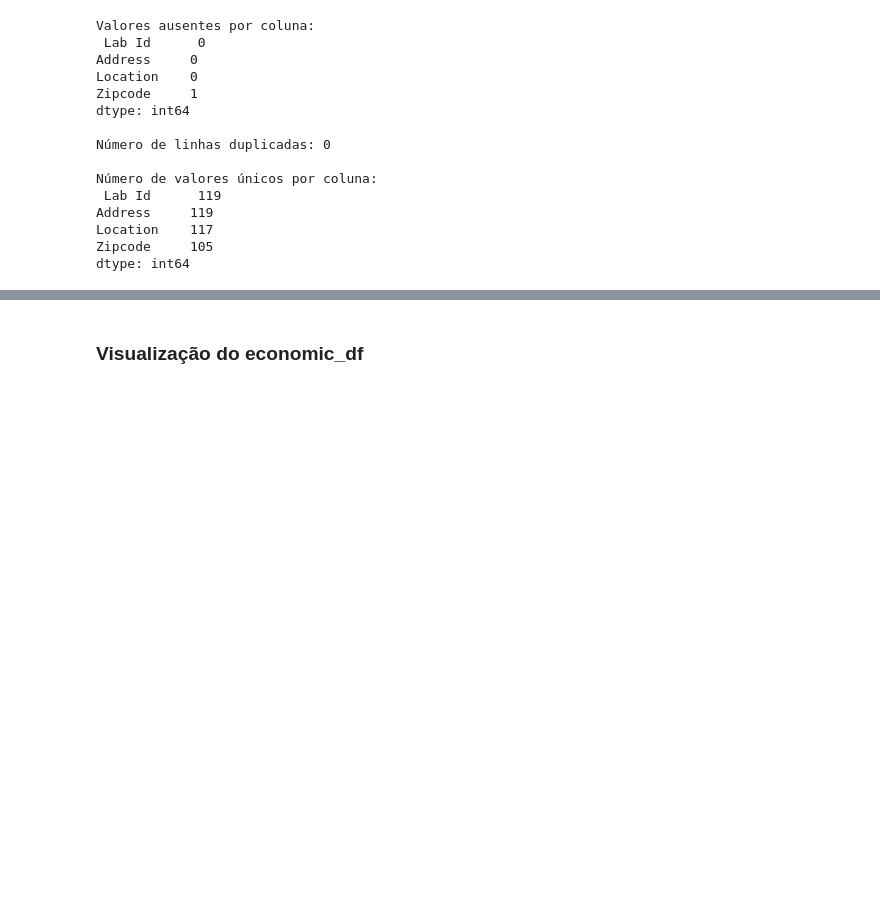
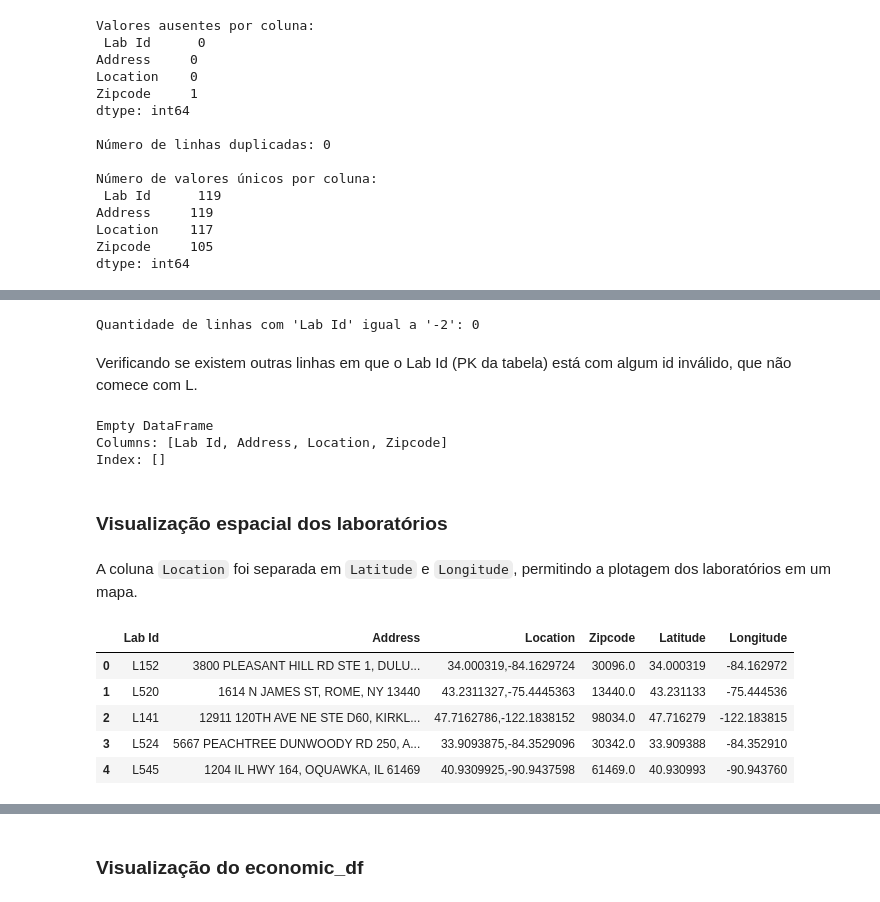
Before and after one commit to grmonteiroh/elo-group, a Jupyter notebook: consultoria laboratorio/notebooks/sanity_check.ipynb, the cells around one changed output, grey strips where cells are left out. Drawn from its saved outputs; the diff is of its cells as text; code cells hidden in the pictures; blank space fills up the shorter version.

```diff
--- a/consultoria laboratorio/notebooks/sanity_check.ipynb
+++ b/consultoria laboratorio/notebooks/sanity_check.ipynb
@@ -487,0 +511,29 @@ dtype: int64
+# %%
+geocode_df = geocode_df[geocode_df["Lab Id"] != "-2"]
+# %%
+print(f"Quantidade de linhas com 'Lab Id' igual a '-2': {geocode_df[geocode_df['Lab Id'] == '-2'].shape[0]}")
+# %% [output]
+Quantidade de linhas com 'Lab Id' igual a '-2': 0
+# %% [markdown]
+Verificando se existem outras linhas em que o Lab Id (PK da tabela) está com algum id inválido, que não comece com L.
+# %%
+invalid_lab_ids = geocode_df[~geocode_df["Lab Id"].str.startswith("L")]
+print(invalid_lab_ids)
+# %% [output]
+Empty DataFrame
+Columns: [Lab Id, Address, Location, Zipcode]
+Index: []
+# %% [markdown]
+### Visualização espacial dos laboratórios
+# %% [markdown]
+A coluna `Location` foi separada em `Latitude` e `Longitude`, permitindo a plotagem dos laboratórios em um mapa.
+# %%
+geocode_df[['Latitude', 'Longitude']] = geocode_df['Location'].str.split(',', expand=True).astype(float)
+geocode_df.head()
+# %% [output]
+|  | Lab Id | Address | Location | Zipcode | Latitude | Longitude |
+| 0 | L152 | 3800 PLEASANT HILL RD STE 1, DULU... | 34.000319,-84.1629724 | 30096.0 | 34.000319 | -84.162972 |
+| 1 | L520 | 1614 N JAMES ST, ROME, NY 13440 | 43.2311327,-75.4445363 | 13440.0 | 43.231133 | -75.444536 |
+| 2 | L141 | 12911 120TH AVE NE STE D60, KIRKL... | 47.7162786,-122.1838152 | 98034.0 | 47.716279 | -122.183815 |
+| 3 | L524 | 5667 PEACHTREE DUNWOODY RD 250, A... | 33.9093875,-84.3529096 | 30342.0 | 33.909388 | -84.352910 |
+| 4 | L545 | 1204 IL HWY 164, OQUAWKA, IL 61469 | 40.9309925,-90.9437598 | 61469.0 | 40.930993 | -90.943760 |
```
Also changed, not shown: parts of 12 cells of this notebook.
